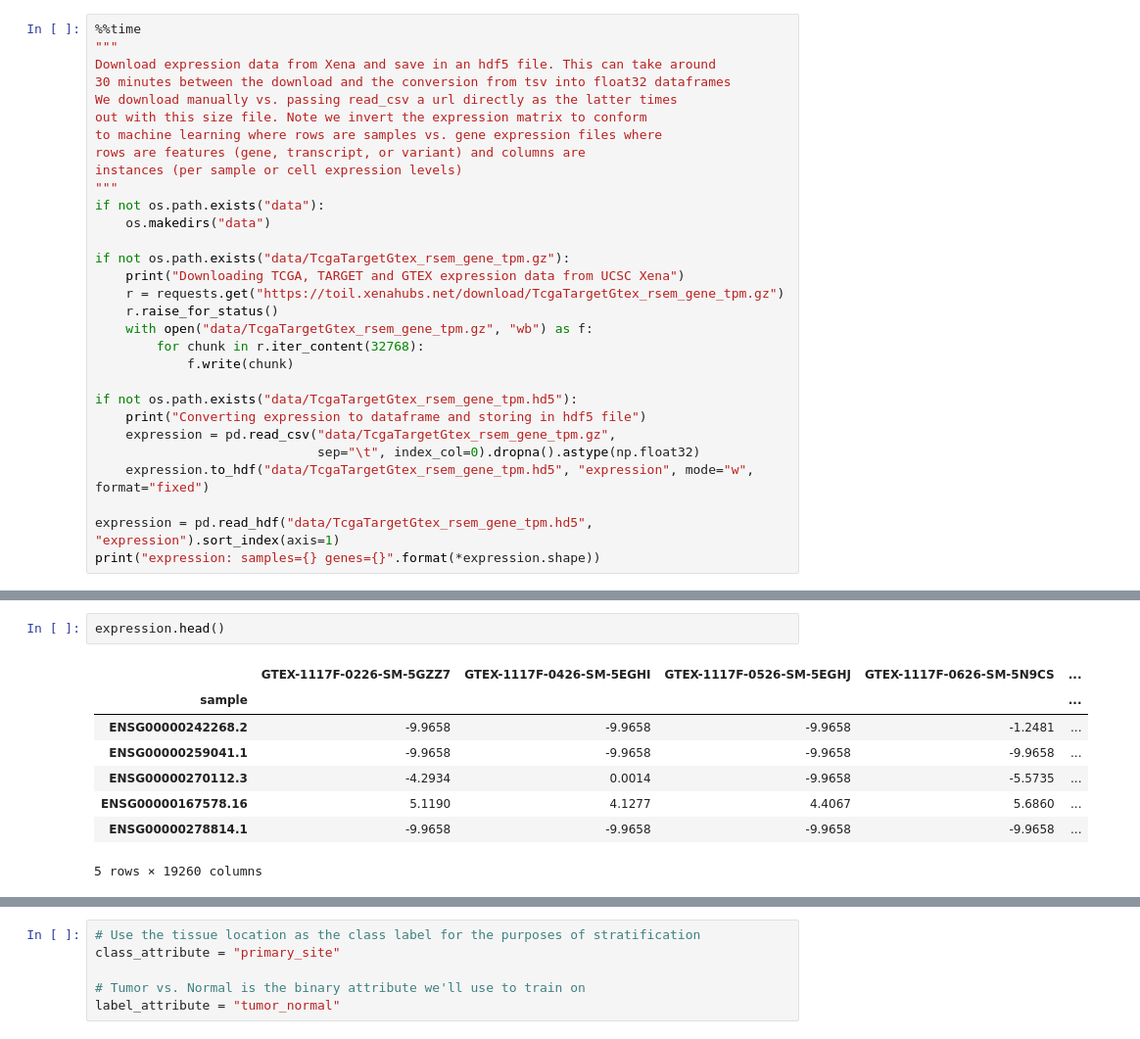
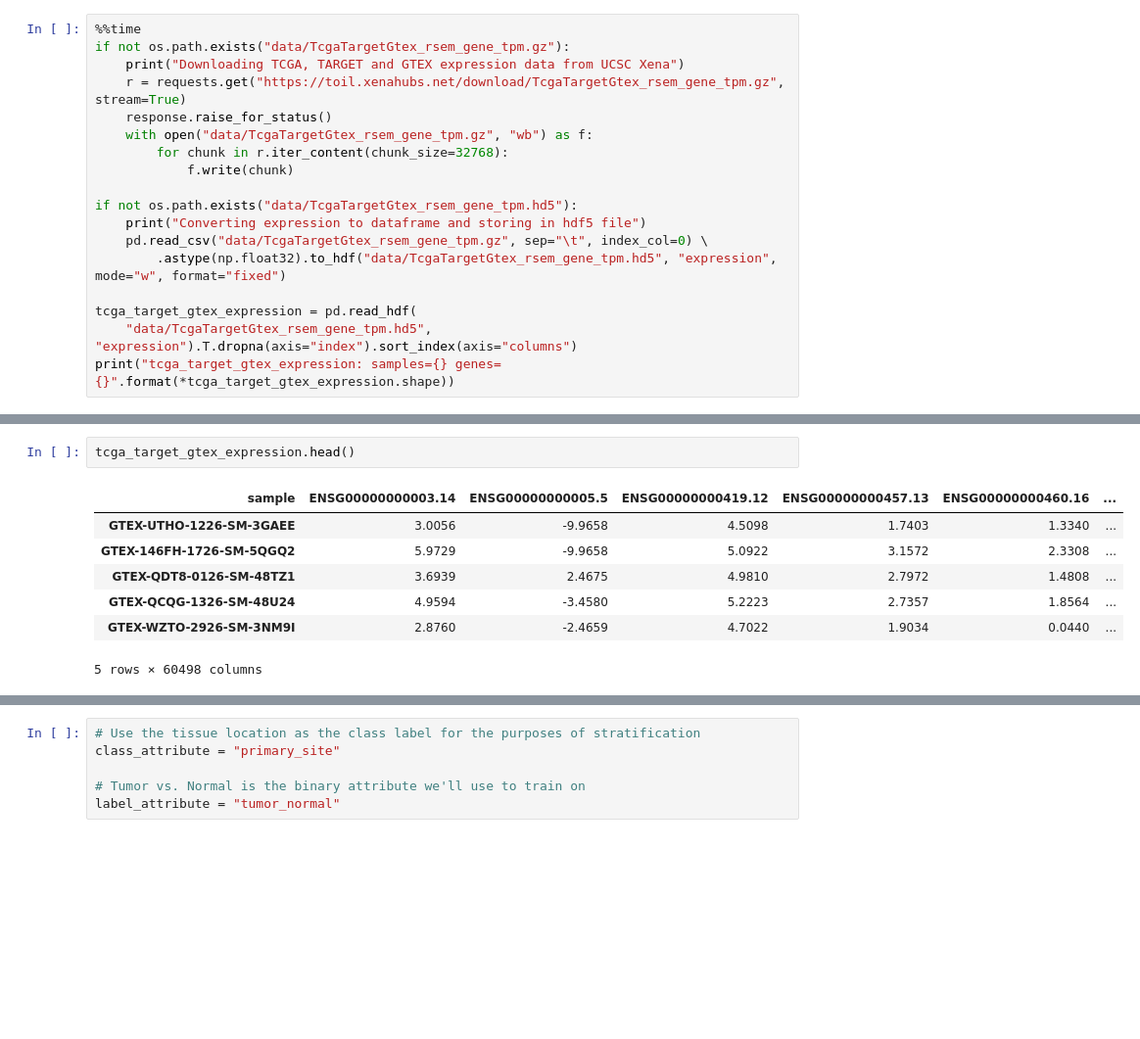
Before and after one commit to rcurrie/tumornormal, a Jupyter notebook: ingest.ipynb, the cells around one changed output, grey strips where cells are left out. Shown at 98% size. Saved outputs shown, nothing was run; the diff lists cells and outputs as text; blank space fills up the shorter version.

Commit message:
Save new ingest that follows gene matrix before switching to rows as samples wrangling

```diff
--- a/ingest.ipynb
+++ b/ingest.ipynb
@@ -22,31 +19,19 @@ import h5py
 # %%
 %%time
-"""
-Download expression data from Xena and save in an hdf5 file. This can take around
-30 minutes between the download and the conversion from tsv into float32 dataframes
-We download manually vs. passing read_csv a url directly as the latter times
-out with this size file. Note we invert the expression matrix to conform
-to machine learning where rows are samples vs. gene expression files where
-rows are features (gene, transcript, or variant) and columns are
-instances (per sample or cell expression levels)
-"""
-if not os.path.exists("data"):
-    os.makedirs("data")
-
 if not os.path.exists("data/TcgaTargetGtex_rsem_gene_tpm.gz"):
     print("Downloading TCGA, TARGET and GTEX expression data from UCSC Xena")
-    r = requests.get("https://toil.xenahubs.net/download/TcgaTargetGtex_rsem_gene_tpm.gz")
-    r.raise_for_status()
+    r = requests.get("https://toil.xenahubs.net/download/TcgaTargetGtex_rsem_gene_tpm.gz", stream=True)
+    response.raise_for_status()
     with open("data/TcgaTargetGtex_rsem_gene_tpm.gz", "wb") as f:
-        for chunk in r.iter_content(32768):
+        for chunk in r.iter_content(chunk_size=32768):
             f.write(chunk)
 
 if not os.path.exists("data/TcgaTargetGtex_rsem_gene_tpm.hd5"):
     print("Converting expression to dataframe and storing in hdf5 file")
-    expression = pd.read_csv("data/TcgaTargetGtex_rsem_gene_tpm.gz",
-                             sep="\t", index_col=0).dropna().astype(np.float32)
-    expression.to_hdf("data/TcgaTargetGtex_rsem_gene_tpm.hd5", "expression", mode="w", format="fixed")
+    pd.read_csv("data/TcgaTargetGtex_rsem_gene_tpm.gz", sep="\t", index_col=0) \
+        .astype(np.float32).to_hdf("data/TcgaTargetGtex_rsem_gene_tpm.hd5", "expression", mode="w", format="fixed")
 
-expression = pd.read_hdf("data/TcgaTargetGtex_rsem_gene_tpm.hd5", "expression").sort_index(axis=1)
-print("expression: samples={} genes={}".format(*expression.shape))
+tcga_target_gtex_expression = pd.read_hdf(
+    "data/TcgaTargetGtex_rsem_gene_tpm.hd5", "expression").T.dropna(axis="index").sort_index(axis="columns")
+print("tcga_target_gtex_expression: samples={} genes={}".format(*tcga_target_gtex_expression.shape))
 # %% [output]
@@ -56,11 +41,10 @@ Wall time: 7.97 s
 # %%
-expression.head()
+tcga_target_gtex_expression.head()
 # %% [output]
-|  | GTEX-1117F-0226-SM-5GZZ7 | GTEX-1117F-0426-SM-5EGHI | GTEX-1117F-0526-SM-5EGHJ | GTEX-1117F-0626-SM-5N9CS | ... |
-| sample |  |  |  |  | ... |
-| ENSG00000242268.2 | -9.9658 | -9.9658 | -9.9658 | -1.2481 | ... |
-| ENSG00000259041.1 | -9.9658 | -9.9658 | -9.9658 | -9.9658 | ... |
-| ENSG00000270112.3 | -4.2934 | 0.0014 | -9.9658 | -5.5735 | ... |
-| ENSG00000167578.16 | 5.1190 | 4.1277 | 4.4067 | 5.6860 | ... |
-| ENSG00000278814.1 | -9.9658 | -9.9658 | -9.9658 | -9.9658 | ... |
+| sample | ENSG00000000003.14 | ENSG00000000005.5 | ENSG00000000419.12 | ENSG00000000457.13 | ENSG00000000460.16 | ... |
+| GTEX-UTHO-1226-SM-3GAEE | 3.0056 | -9.9658 | 4.5098 | 1.7403 | 1.3340 | ... |
+| GTEX-146FH-1726-SM-5QGQ2 | 5.9729 | -9.9658 | 5.0922 | 3.1572 | 2.3308 | ... |
+| GTEX-QDT8-0126-SM-48TZ1 | 3.6939 | 2.4675 | 4.9810 | 2.7972 | 1.4808 | ... |
+| GTEX-QCQG-1326-SM-48U24 | 4.9594 | -3.4580 | 5.2223 | 2.7357 | 1.8564 | ... |
+| GTEX-WZTO-2926-SM-3NM9I | 2.8760 | -2.4659 | 4.7022 | 1.9034 | 0.0440 | ... |
-5 rows × 19260 columns
+5 rows × 60498 columns
```
Also changed, not shown: parts of 31 cells of this notebook, 1 other file.
